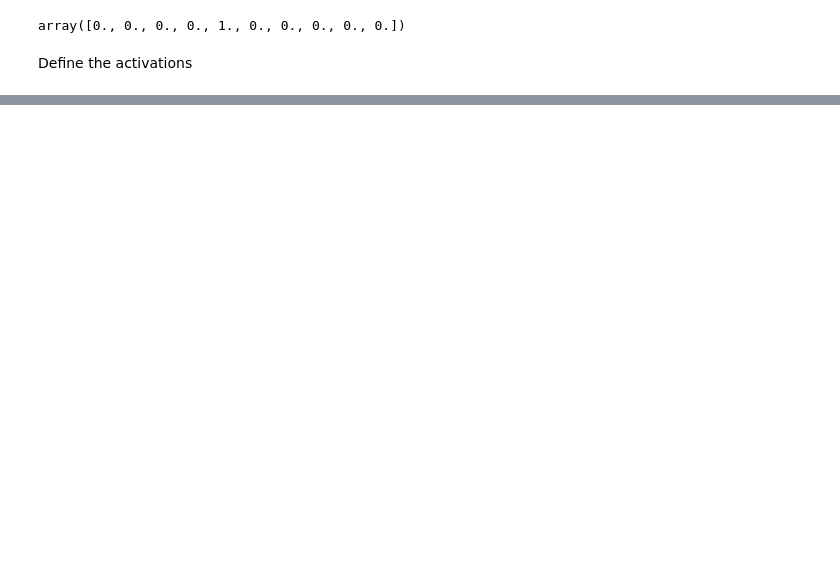
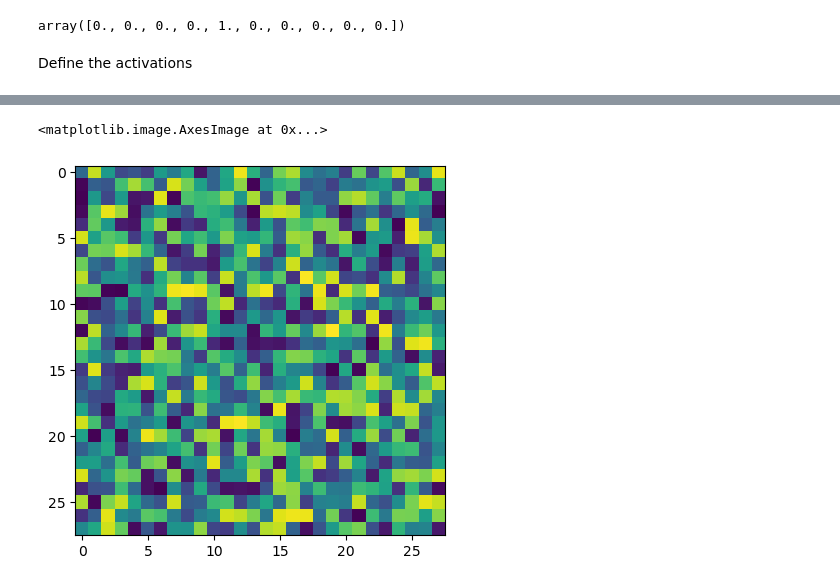
Before and after one commit to DrEntropy/NNbyHand, a Jupyter notebook: byhand.ipynb, the cells around one changed output, grey strips where cells are left out. Cells and saved outputs as stored; diff of their text form; code cells hidden in the pictures; blank space fills up the shorter version.

```diff
--- a/byhand.ipynb
+++ b/byhand.ipynb
@@ -211,0 +176,5 @@ plt.plot(layer_1_test[0])
+# %%
+plt.imshow(np.reshape(model.weights_0_1[:,7],[28,28]))
+# %% [output]
+<matplotlib.image.AxesImage at 0x...>
+[figure, added]
```
Also changed, not shown: parts of 54 cells of this notebook, 1 other file.
